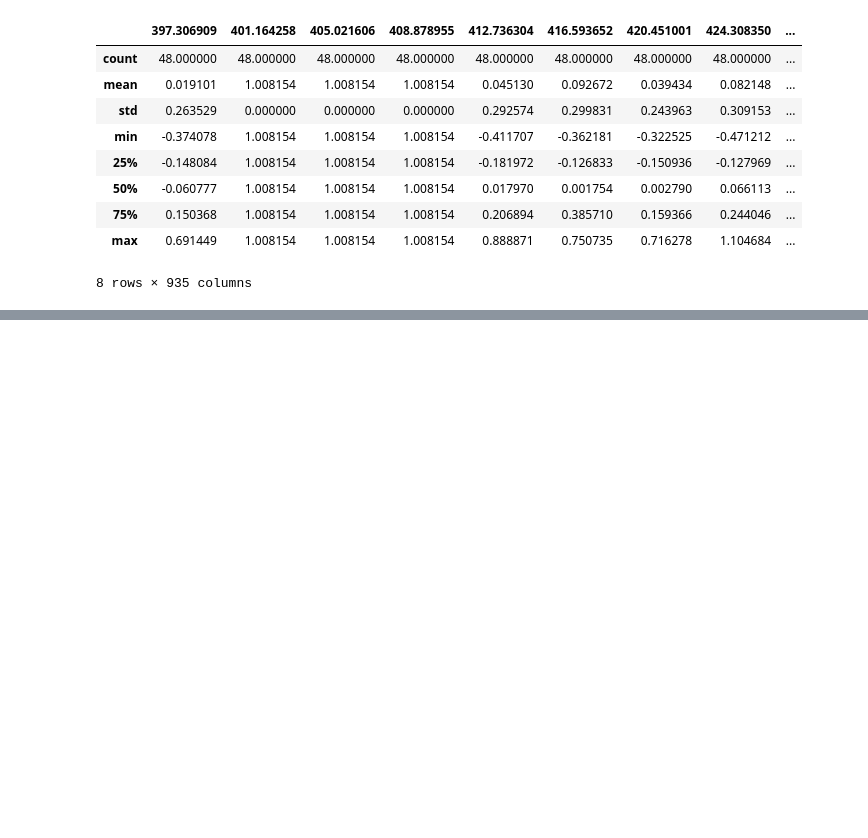
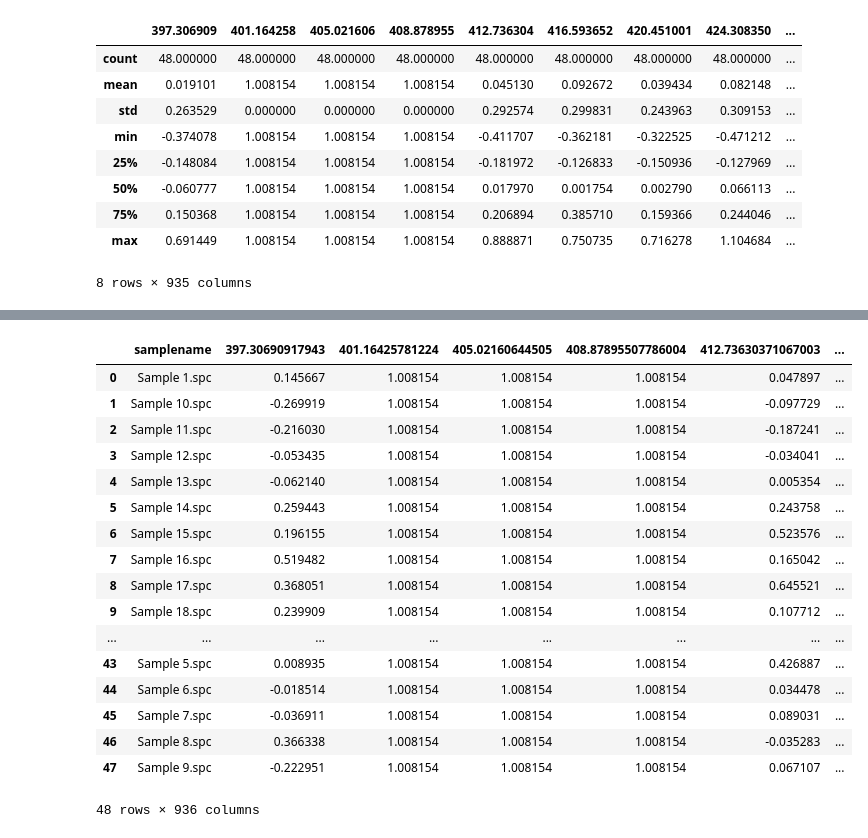
Before and after one commit to asscherhofstede/Koemelk-analyse, a Jupyter notebook: koemelk_uitwerking.ipynb, the cells around one changed output, grey strips where cells are left out. Cells and saved outputs as stored; diff of their text form; code cells hidden in the pictures; blank space fills up the shorter version.

```diff
--- a/koemelk_uitwerking.ipynb
+++ b/koemelk_uitwerking.ipynb
@@ -124,0 +162,10 @@ df_spc.describe()
+# %%
+df_total = []
+
+for file in Path('./Spectra').iterdir(): #glob('Sample *.spc'):
+    f = spc.File(file)
+    sample_df = pd.DataFrame(np.array([f.sub[0].y,f.sub[1].y,f.sub[2].y]),columns=f.x)
+    sample_df.insert(loc=0, column='s_name', value=file)
+    df_total.append(sample_df)
+df_total = pd.concat(df_total)
+print(df_total)
@@ -124,0 +225,2 @@ df_spc.describe()
+# %%
+df_average = df_total.groupby(np.arange(len(df_total))//3).mean()
@@ -124,0 +241,25 @@ df_spc.describe()
+# %%
+df_valspeler = pd.read_excel('help.xlsx')
+df_valspeler = df_valspeler.set_index('index')
+# %%
+df_feature_avg = pd.concat([df_valspeler,df_average], axis=1)
+df_feature_avg
+# %% [output]
+|  | samplename | 397.30690917943 | 401.16425781224 | 405.02160644505 | 408.87895507786004 | 412.73630371067003 | ... |
+| 0 | Sample 1.spc | 0.145667 | 1.008154 | 1.008154 | 1.008154 | 0.047897 | ... |
+| 1 | Sample 10.spc | -0.269919 | 1.008154 | 1.008154 | 1.008154 | -0.097729 | ... |
+| 2 | Sample 11.spc | -0.216030 | 1.008154 | 1.008154 | 1.008154 | -0.187241 | ... |
+| 3 | Sample 12.spc | -0.053435 | 1.008154 | 1.008154 | 1.008154 | -0.034041 | ... |
+| 4 | Sample 13.spc | -0.062140 | 1.008154 | 1.008154 | 1.008154 | 0.005354 | ... |
+| 5 | Sample 14.spc | 0.259443 | 1.008154 | 1.008154 | 1.008154 | 0.243758 | ... |
+| 6 | Sample 15.spc | 0.196155 | 1.008154 | 1.008154 | 1.008154 | 0.523576 | ... |
+| 7 | Sample 16.spc | 0.519482 | 1.008154 | 1.008154 | 1.008154 | 0.165042 | ... |
+| 8 | Sample 17.spc | 0.368051 | 1.008154 | 1.008154 | 1.008154 | 0.645521 | ... |
+| 9 | Sample 18.spc | 0.239909 | 1.008154 | 1.008154 | 1.008154 | 0.107712 | ... |
+| ... | ... | ... | ... | ... | ... | ... | ... |
+| 43 | Sample 5.spc | 0.008935 | 1.008154 | 1.008154 | 1.008154 | 0.426887 | ... |
+| 44 | Sample 6.spc | -0.018514 | 1.008154 | 1.008154 | 1.008154 | 0.034478 | ... |
+| 45 | Sample 7.spc | -0.036911 | 1.008154 | 1.008154 | 1.008154 | 0.089031 | ... |
+| 46 | Sample 8.spc | 0.366338 | 1.008154 | 1.008154 | 1.008154 | -0.035283 | ... |
+| 47 | Sample 9.spc | -0.222951 | 1.008154 | 1.008154 | 1.008154 | 0.067107 | ... |
+48 rows × 936 columns
```
Also changed, not shown: parts of 24 cells of this notebook, 1 other file.
